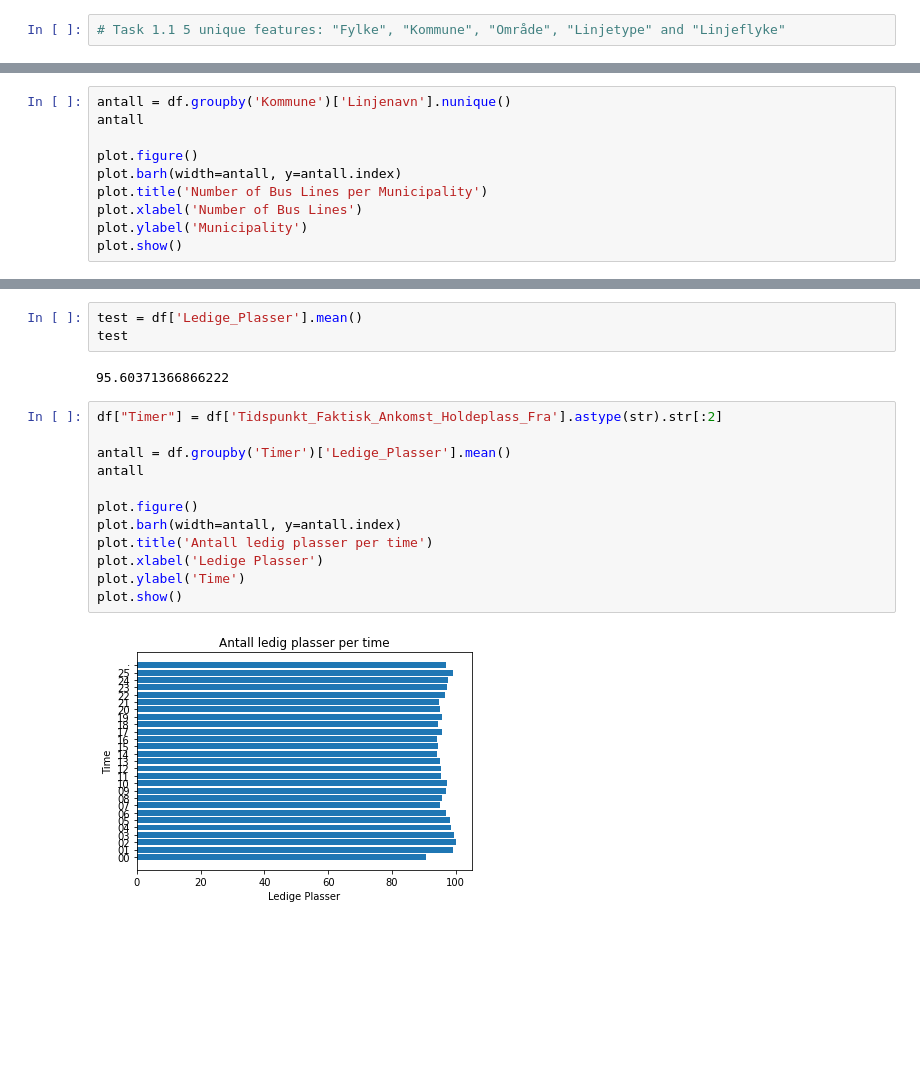
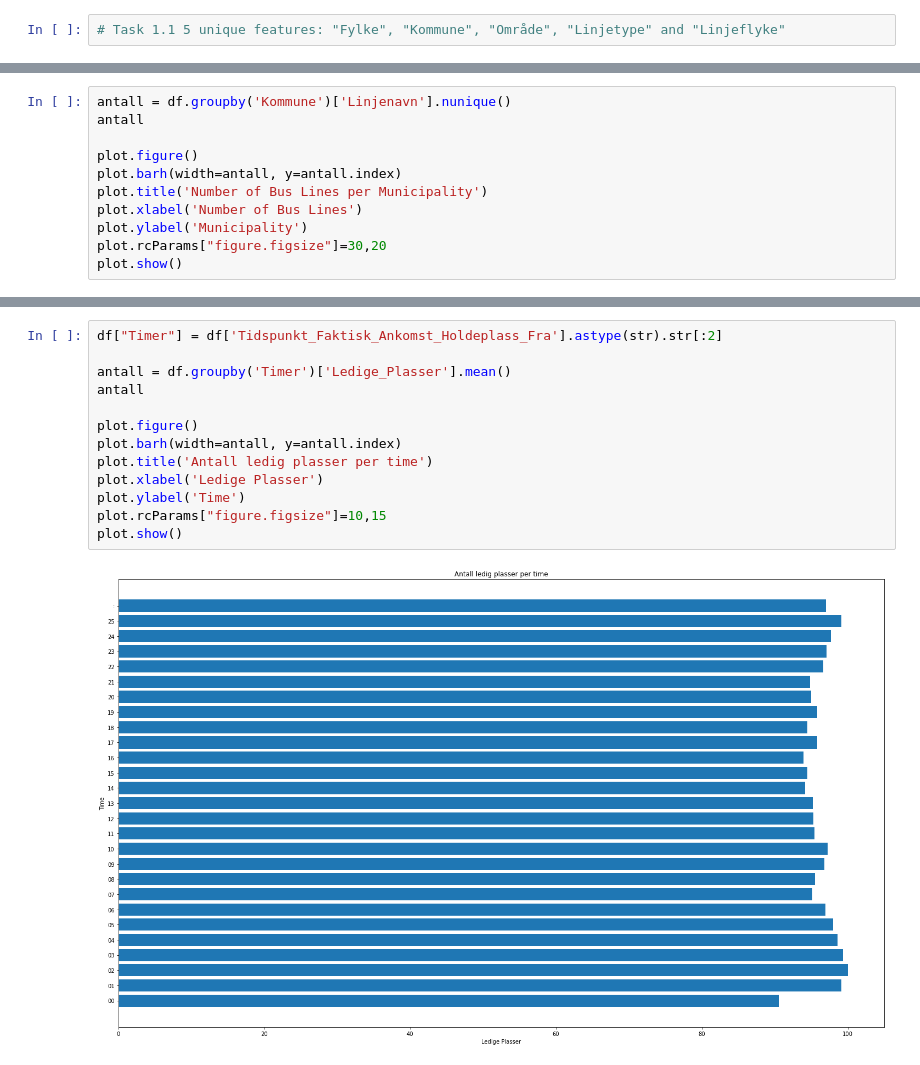
Before and after one commit to AliAnsar123/Assignment-1-DAVE3625, a Jupyter notebook: Assignment 1.ipynb, the cells around one changed output, grey strips where cells are left out. Drawn from its saved outputs; the diff is of its cells as text; blank space fills up the shorter version.

```diff
--- a/Assignment 1.ipynb
+++ b/Assignment 1.ipynb
@@ -38,5 +24,6 @@ plot.barh(width=antall, y=antall.index)
 plot.title('Number of Bus Lines per Municipality')
 plot.xlabel('Number of Bus Lines')
 plot.ylabel('Municipality')
+plot.rcParams["figure.figsize"]=30,20
 plot.show()
 # %% [output]
@@ -52,19 +34,15 @@ df["Ledige_Plasser"] = 100 - ((df['Passasjerer_Ombord'] / df['Kjøretøy_Kapasit
-# %%
-test = df['Ledige_Plasser'].mean()
-test
-# %% [output]
-95.60371366866222
 # %%
 df["Timer"] = df['Tidspunkt_Faktisk_Ankomst_Holdeplass_Fra'].astype(str).str[:2]
 
 antall = df.groupby('Timer')['Ledige_Plasser'].mean()
 antall
 
 plot.figure()
 plot.barh(width=antall, y=antall.index)
 plot.title('Antall ledig plasser per time')
 plot.xlabel('Ledige Plasser')
 plot.ylabel('Time')
+plot.rcParams["figure.figsize"]=10,15
 plot.show()
 # %% [output]
-[figure, old version]
+[figure, new version]
```
Also changed, not shown: parts of 5 cells of this notebook.
